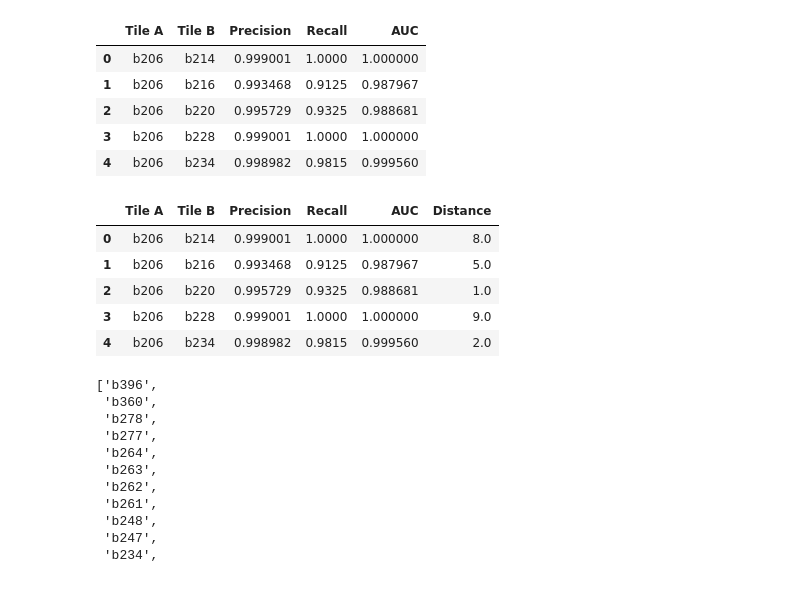
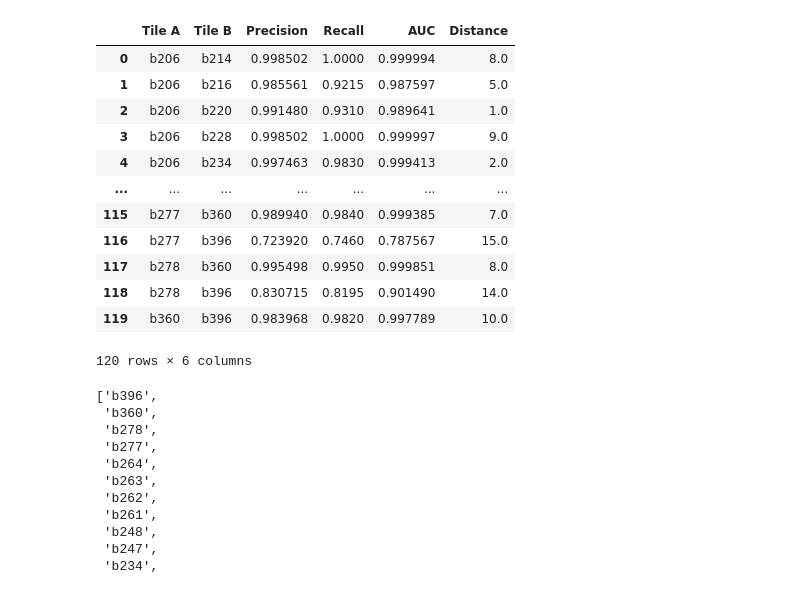
Before and after one commit to leliel12/denoise, a Jupyter notebook: 07_tables.ipynb, the cells around one changed output. Cells and saved outputs as stored; diff of their text form; code cells hidden in the pictures.

```diff
--- a/07_tables.ipynb
+++ b/07_tables.ipynb
@@ -41,50 +25,61 @@ df
 # %%
-df = joblib.load("results/all_vs_all_table.pkl.bz2")
-df.columns = ['Tile A', 'Tile B', 'Precision', 'Recall', 'AUC']
-df.head()
+def load(fname_preffix):
+    df = joblib.load(f"results/{fname_preffix}_all_vs_all_table.pkl.bz2")
+    df.columns = ['Tile A', 'Tile B', 'Precision', 'Recall', 'AUC']
+    return df
+
+selected_df = load("selected")
+unselected_df = load("unselected")
+afeats_df = load("afeats")
-# %% [output]
-|  | Tile A | Tile B | Precision | Recall | AUC |
-| 0 | b206 | b214 | 0.999001 | 1.0000 | 1.000000 |
-| 1 | b206 | b216 | 0.993468 | 0.9125 | 0.987967 |
-| 2 | b206 | b220 | 0.995729 | 0.9325 | 0.988681 |
-| 3 | b206 | b228 | 0.999001 | 1.0000 | 1.000000 |
-| 4 | b206 | b234 | 0.998982 | 0.9815 | 0.999560 |
 # %%
 from scipy.spatial import distance
 
 POSITIONS = {
     "b206": (13, 8),
     "b214": (13, 0),
     "b216": (12, 12),
     'b220': (12, 8),
     "b228": (12, 0),
     'b234': (11, 8),
     'b247': (10, 9),
     'b248': (10, 8),
     'b261': ( 9, 9),
     'b262': ( 9, 8),
     'b263': ( 9, 7),
     'b264': ( 9, 6),
     'b277': ( 8, 7),
     'b278': ( 8, 6),
     "b360": (2, 8),
     'b396': ( 0, 0),
 }
 
 def get_dis(row):
     ta, tb = (row["Tile A"], row["Tile B"])
     pa = list(map(float, POSITIONS[ta]))
     pb = list(map(float, POSITIONS[tb]))
     return distance.cityblock(pa, pb)
 
-df["Distance"] = df.apply(get_dis, axis=1)
-df.head()
+def add_distance(df):
+    df["Distance"] = df.apply(get_dis, axis=1)
+    return df
+
+
+add_distance(selected_df)
+add_distance(unselected_df)
+add_distance(afeats_df)
 # %% [output]
 |  | Tile A | Tile B | Precision | Recall | AUC | Distance |
-| 0 | b206 | b214 | 0.999001 | 1.0000 | 1.000000 | 8.0 |
-| 1 | b206 | b216 | 0.993468 | 0.9125 | 0.987967 | 5.0 |
-| 2 | b206 | b220 | 0.995729 | 0.9325 | 0.988681 | 1.0 |
-| 3 | b206 | b228 | 0.999001 | 1.0000 | 1.000000 | 9.0 |
-| 4 | b206 | b234 | 0.998982 | 0.9815 | 0.999560 | 2.0 |
+| 0 | b206 | b214 | 0.998502 | 1.0000 | 0.999994 | 8.0 |
+| 1 | b206 | b216 | 0.985561 | 0.9215 | 0.987597 | 5.0 |
+| 2 | b206 | b220 | 0.991480 | 0.9310 | 0.989641 | 1.0 |
+| 3 | b206 | b228 | 0.998502 | 1.0000 | 0.999997 | 9.0 |
+| 4 | b206 | b234 | 0.997463 | 0.9830 | 0.999413 | 2.0 |
+| ... | ... | ... | ... | ... | ... | ... |
+| 115 | b277 | b360 | 0.989940 | 0.9840 | 0.999385 | 7.0 |
+| 116 | b277 | b396 | 0.723920 | 0.7460 | 0.787567 | 15.0 |
+| 117 | b278 | b360 | 0.995498 | 0.9950 | 0.999851 | 8.0 |
+| 118 | b278 | b396 | 0.830715 | 0.8195 | 0.901490 | 14.0 |
+| 119 | b360 | b396 | 0.983968 | 0.9820 | 0.997789 | 10.0 |
+120 rows × 6 columns
 # %%
 from collections import Counter
```
Also changed, not shown: parts of 9 cells of this notebook, 6 other files.
